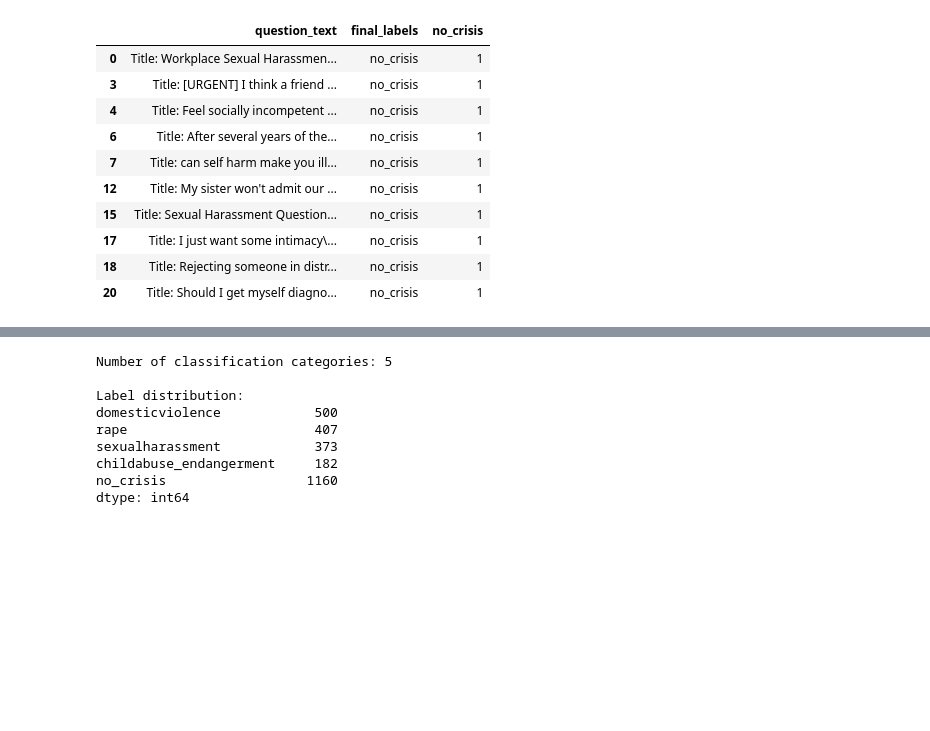
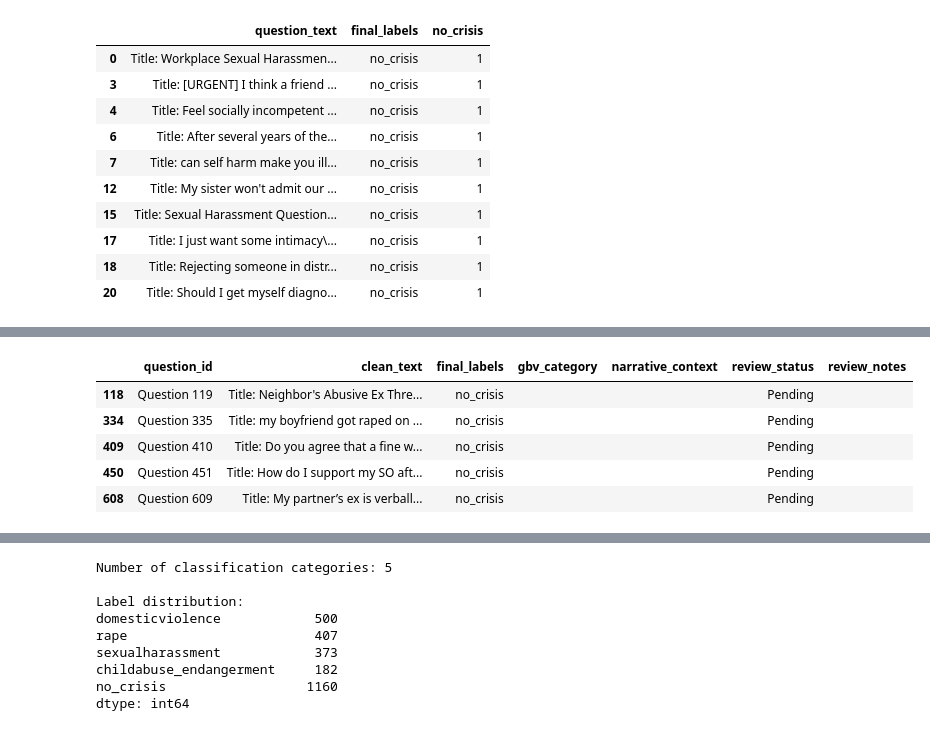
Before and after one commit to Njeri-Kiarie/Final_Capstone, a Jupyter notebook: salama.ipynb, the cells around one changed output, grey strips where cells are left out. Saved outputs shown, nothing was run; the diff lists cells and outputs as text; code cells hidden in the pictures; blank space fills up the shorter version.

```diff
--- a/salama.ipynb
+++ b/salama.ipynb
@@ -990,0 +1302,21 @@ gbv[gbv["no_crisis"] == 1][
+# %%
+# Create review table for high-priority narratives
+priority_annotation = priority_review[
+    ["question_id", "clean_text", "final_labels"]
+].copy()
+
+# Add manual annotation fields
+priority_annotation["gbv_category"] = ""
+priority_annotation["narrative_context"] = ""
+priority_annotation["review_status"] = "Pending"
+priority_annotation["review_notes"] = ""
+
+# Preview
+display(priority_annotation.head())
+# %% [output]
+|  | question_id | clean_text | final_labels | gbv_category | narrative_context | review_status | review_notes |
+| 118 | Question 119 | Title: Neighbor's Abusive Ex Thre... | no_crisis |  |  | Pending |  |
+| 334 | Question 335 | Title: my boyfriend got raped on ... | no_crisis |  |  | Pending |  |
+| 409 | Question 410 | Title: Do you agree that a fine w... | no_crisis |  |  | Pending |  |
+| 450 | Question 451 | Title: How do I support my SO aft... | no_crisis |  |  | Pending |  |
+| 608 | Question 609 | Title: My partner’s ex is verball... | no_crisis |  |  | Pending |  |
```
Also changed, not shown: parts of 21 cells of this notebook.
